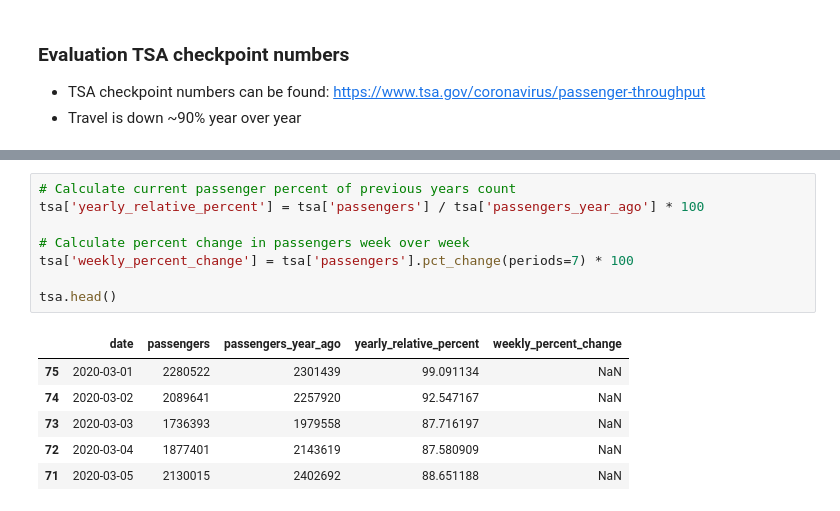
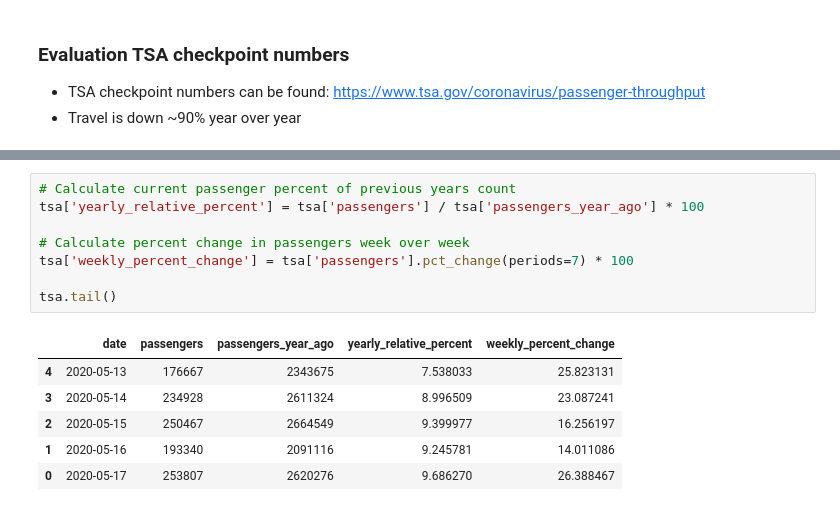
Before and after one commit to jdemeo/SARS-CoV-2, a Jupyter notebook: notebooks/tsa_numbers.ipynb, the cells around one changed output, grey strips where cells are left out. Saved outputs shown, nothing was run; the diff lists cells and outputs as text.

```diff
--- a/notebooks/tsa_numbers.ipynb
+++ b/notebooks/tsa_numbers.ipynb
@@ -25,15 +25,15 @@ tsa.head()
 # %%
 # Calculate current passenger percent of previous years count
 tsa['yearly_relative_percent'] = tsa['passengers'] / tsa['passengers_year_ago'] * 100
 
 # Calculate percent change in passengers week over week
 tsa['weekly_percent_change'] = tsa['passengers'].pct_change(periods=7) * 100
 
-tsa.head()
+tsa.tail()
 # %% [output]
 |  | date | passengers | passengers_year_ago | yearly_relative_percent | weekly_percent_change |
-| 75 | 2020-03-01 | 2280522 | 2301439 | 99.091134 | NaN |
-| 74 | 2020-03-02 | 2089641 | 2257920 | 92.547167 | NaN |
-| 73 | 2020-03-03 | 1736393 | 1979558 | 87.716197 | NaN |
-| 72 | 2020-03-04 | 1877401 | 2143619 | 87.580909 | NaN |
-| 71 | 2020-03-05 | 2130015 | 2402692 | 88.651188 | NaN |
+| 4 | 2020-05-13 | 176667 | 2343675 | 7.538033 | 25.823131 |
+| 3 | 2020-05-14 | 234928 | 2611324 | 8.996509 | 23.087241 |
+| 2 | 2020-05-15 | 250467 | 2664549 | 9.399977 | 16.256197 |
+| 1 | 2020-05-16 | 193340 | 2091116 | 9.245781 | 14.011086 |
+| 0 | 2020-05-17 | 253807 | 2620276 | 9.686270 | 26.388467 |
```
Also changed, not shown: parts of 4 cells of this notebook, 1 other file.
